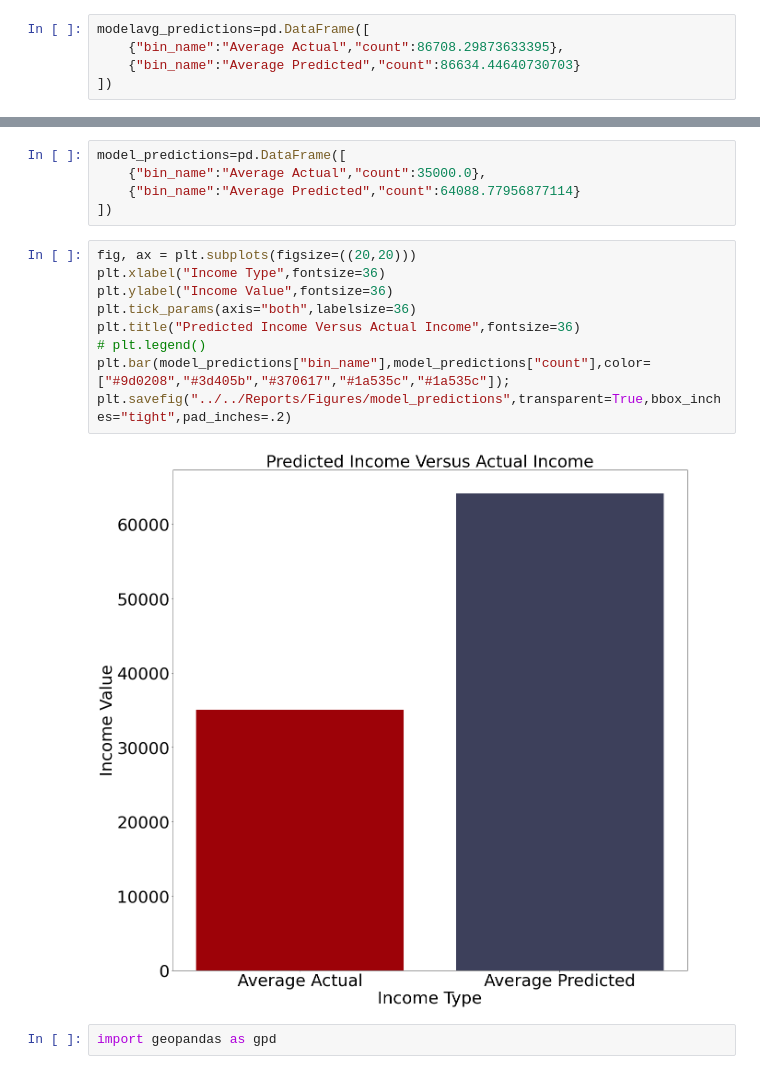
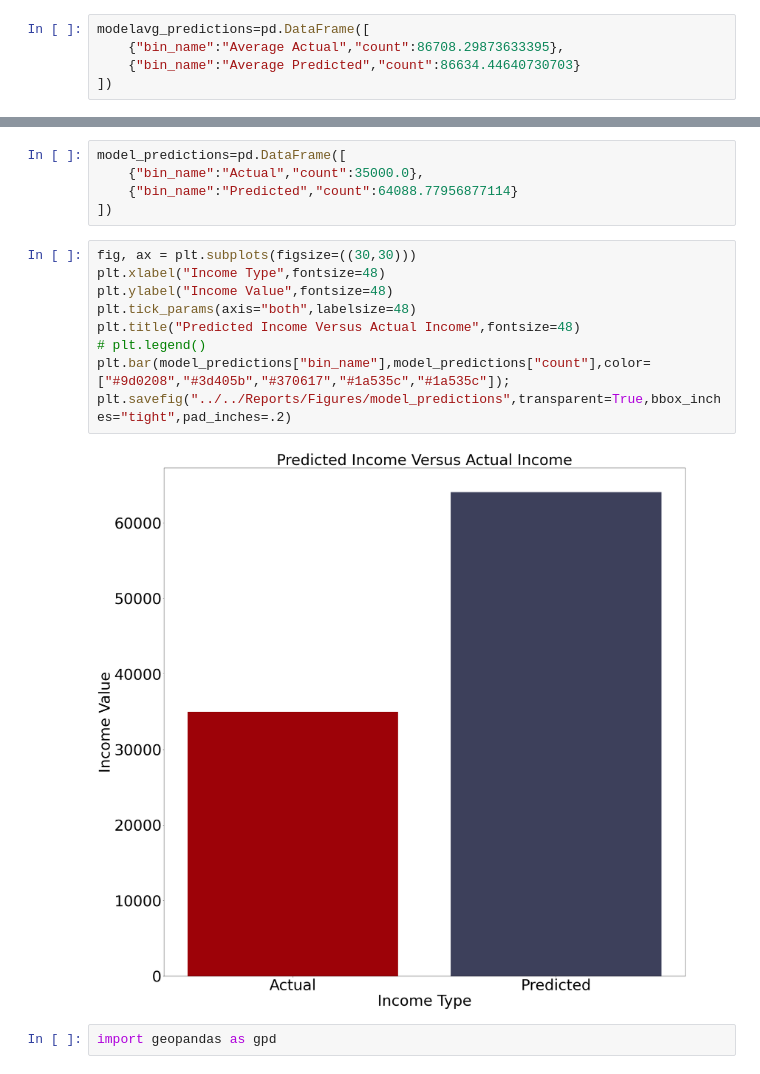
Before and after one commit to JohnhoyStephens/Capstone, a Jupyter notebook: Notebooks/Explortatory/visuals.ipynb, the cells around one changed output, grey strips where cells are left out. Drawn from its saved outputs; the diff is of its cells as text.

```diff
--- a/Notebooks/Explortatory/visuals.ipynb
+++ b/Notebooks/Explortatory/visuals.ipynb
@@ -128,19 +128,19 @@ plt.savefig("../../Reports/Figures/modelavg_values",transparent=True,bbox_inches
 # %%
 model_predictions=pd.DataFrame([
-    {"bin_name":"Average Actual","count":35000.0},
-    {"bin_name":"Average Predicted","count":64088.77956877114}
+    {"bin_name":"Actual","count":35000.0},
+    {"bin_name":"Predicted","count":64088.77956877114}
 ])
 # %%
-fig, ax = plt.subplots(figsize=((20,20)))
-plt.xlabel("Income Type",fontsize=36)
-plt.ylabel("Income Value",fontsize=36)
-plt.tick_params(axis="both",labelsize=36)
-plt.title("Predicted Income Versus Actual Income",fontsize=36)
+fig, ax = plt.subplots(figsize=((30,30)))
+plt.xlabel("Income Type",fontsize=48)
+plt.ylabel("Income Value",fontsize=48)
+plt.tick_params(axis="both",labelsize=48)
+plt.title("Predicted Income Versus Actual Income",fontsize=48)
 # plt.legend()
 plt.bar(model_predictions["bin_name"],model_predictions["count"],color=["#9d0208","#3d405b","#370617","#1a535c","#1a535c"]);
 plt.savefig("../../Reports/Figures/model_predictions",transparent=True,bbox_inches="tight",pad_inches=.2)
 # %% [output]
-[figure, old version]
+[figure, new version]
 # %%
 import geopandas as gpd
 # %%
```
Also changed, not shown: parts of 3 cells of this notebook, 8 other files.
